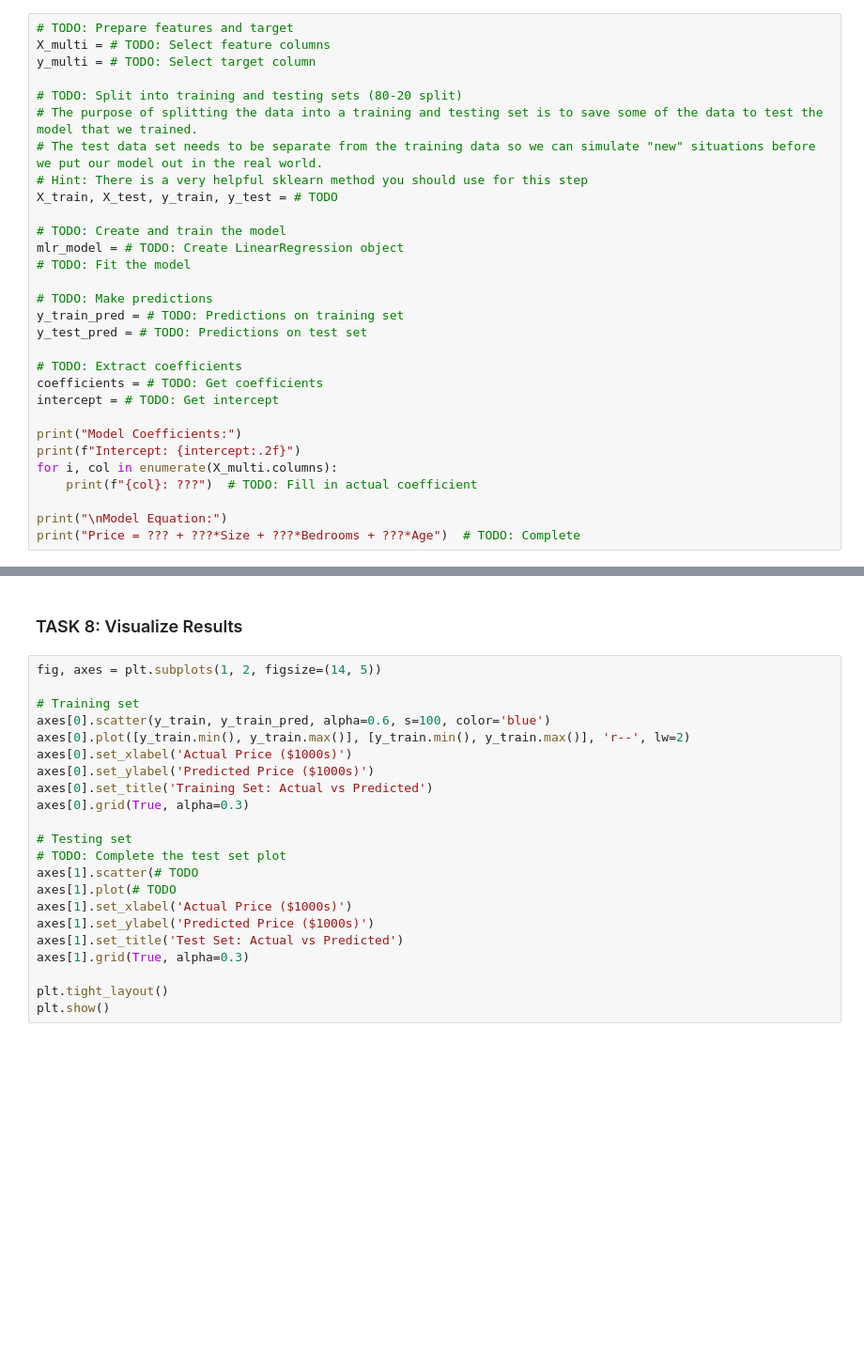
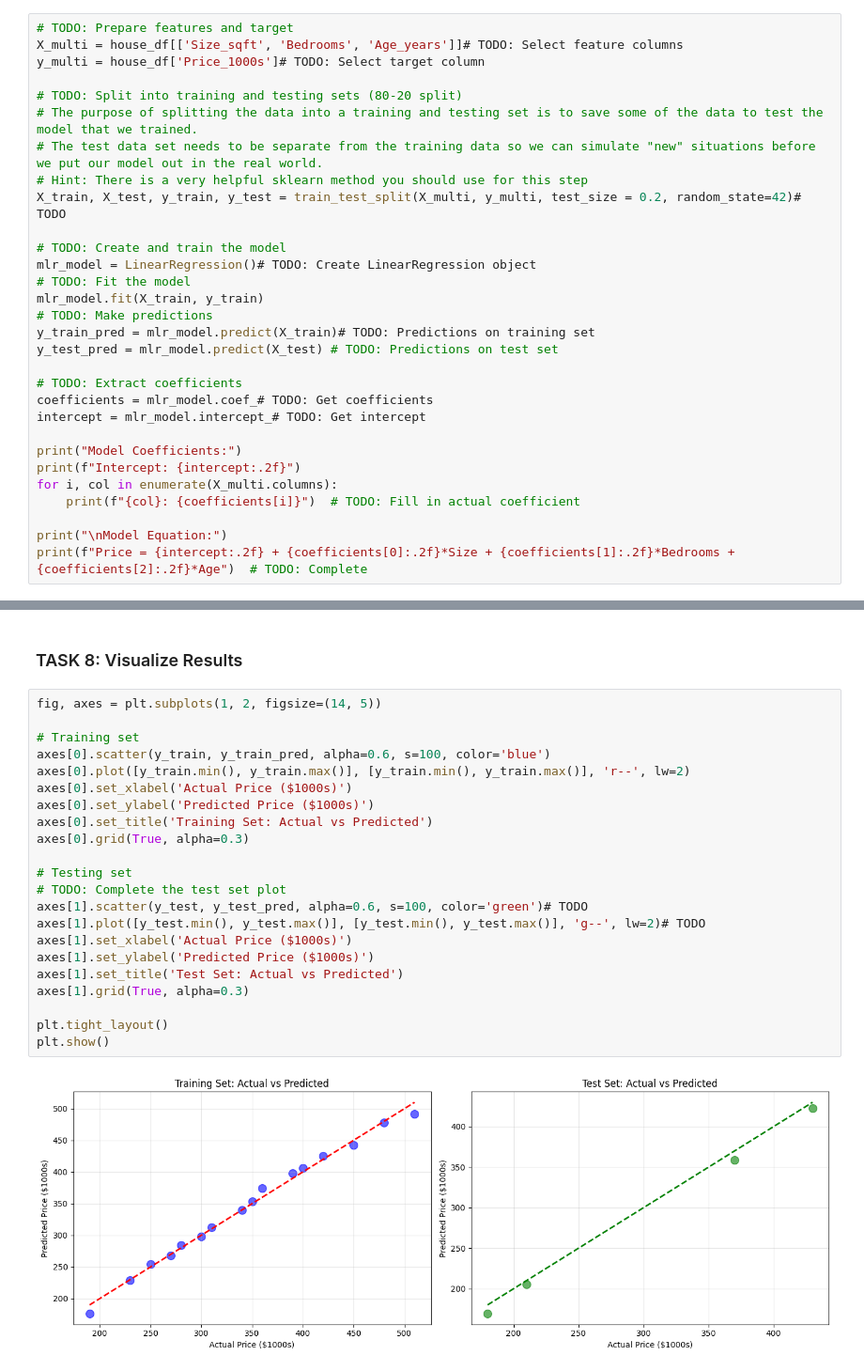
Before and after one commit to IrenaMcN/bwsi-comp-problem-solving, a Jupyter notebook: mod5_supervised_learning/3_more_regression.ipynb, the cells around one changed output, grey strips where cells are left out. Shown at 94% size. Cells and saved outputs as stored; diff of their text form; blank space fills up the shorter version.

```diff
--- a/mod5_supervised_learning/3_more_regression.ipynb
+++ b/mod5_supervised_learning/3_more_regression.ipynb
@@ -329,31 +379,31 @@ for col in ['Size_sqft', 'Bedrooms', 'Age_years']:
  ### TASK 6: Implement Multiple Linear Regression
 # %%
 # TODO: Prepare features and target
-X_multi = # TODO: Select feature columns
-y_multi = # TODO: Select target column
+X_multi = house_df[['Size_sqft', 'Bedrooms', 'Age_years']]# TODO: Select feature columns
+y_multi = house_df['Price_1000s']# TODO: Select target column
 
 # TODO: Split into training and testing sets (80-20 split)
 # The purpose of splitting the data into a training and testing set is to save some of the data to test the model that we trained.
 # The test data set needs to be separate from the training data so we can simulate "new" situations before we put our model out in the real world.
 # Hint: There is a very helpful sklearn method you should use for this step
-X_train, X_test, y_train, y_test = # TODO
+X_train, X_test, y_train, y_test = train_test_split(X_multi, y_multi, test_size = 0.2, random_state=42)# TODO
 
 # TODO: Create and train the model
-mlr_model = # TODO: Create LinearRegression object
+mlr_model = LinearRegression()# TODO: Create LinearRegression object
 # TODO: Fit the model
-
+mlr_model.fit(X_train, y_train)
 # TODO: Make predictions
-y_train_pred = # TODO: Predictions on training set
-y_test_pred = # TODO: Predictions on test set
+y_train_pred = mlr_model.predict(X_train)# TODO: Predictions on training set
+y_test_pred = mlr_model.predict(X_test) # TODO: Predictions on test set
 
 # TODO: Extract coefficients
-coefficients = # TODO: Get coefficients
-intercept = # TODO: Get intercept
+coefficients = mlr_model.coef_# TODO: Get coefficients
+intercept = mlr_model.intercept_# TODO: Get intercept
 
 print("Model Coefficients:")
 print(f"Intercept: {intercept:.2f}")
 for i, col in enumerate(X_multi.columns):
-    print(f"{col}: ???")  # TODO: Fill in actual coefficient
+    print(f"{col}: {coefficients[i]}")  # TODO: Fill in actual coefficient
 
 print("\nModel Equation:")
-print("Price = ??? + ???*Size + ???*Bedrooms + ???*Age")  # TODO: Complete
+print(f"Price = {intercept:.2f} + {coefficients[0]:.2f}*Size + {coefficients[1]:.2f}*Bedrooms + {coefficients[2]:.2f}*Age")  # TODO: Complete
@@ -384,25 +453,27 @@ print(f"RMSE: $???k")  # TODO: Fill in
 # %%
 fig, axes = plt.subplots(1, 2, figsize=(14, 5))
 
 # Training set
 axes[0].scatter(y_train, y_train_pred, alpha=0.6, s=100, color='blue')
 axes[0].plot([y_train.min(), y_train.max()], [y_train.min(), y_train.max()], 'r--', lw=2)
 axes[0].set_xlabel('Actual Price ($1000s)')
 axes[0].set_ylabel('Predicted Price ($1000s)')
 axes[0].set_title('Training Set: Actual vs Predicted')
 axes[0].grid(True, alpha=0.3)
 
 # Testing set
 # TODO: Complete the test set plot
-axes[1].scatter(# TODO
-axes[1].plot(# TODO
+axes[1].scatter(y_test, y_test_pred, alpha=0.6, s=100, color='green')# TODO
+axes[1].plot([y_test.min(), y_test.max()], [y_test.min(), y_test.max()], 'g--', lw=2)# TODO
 axes[1].set_xlabel('Actual Price ($1000s)')
 axes[1].set_ylabel('Predicted Price ($1000s)')
 axes[1].set_title('Test Set: Actual vs Predicted')
 axes[1].grid(True, alpha=0.3)
 
 plt.tight_layout()
 plt.show()
+# %% [output]
+[figure, added]
 # %% [markdown]
  ### Final Discussion Questions
 
```
Also changed, not shown: parts of 11 cells of this notebook, 4 other files.
